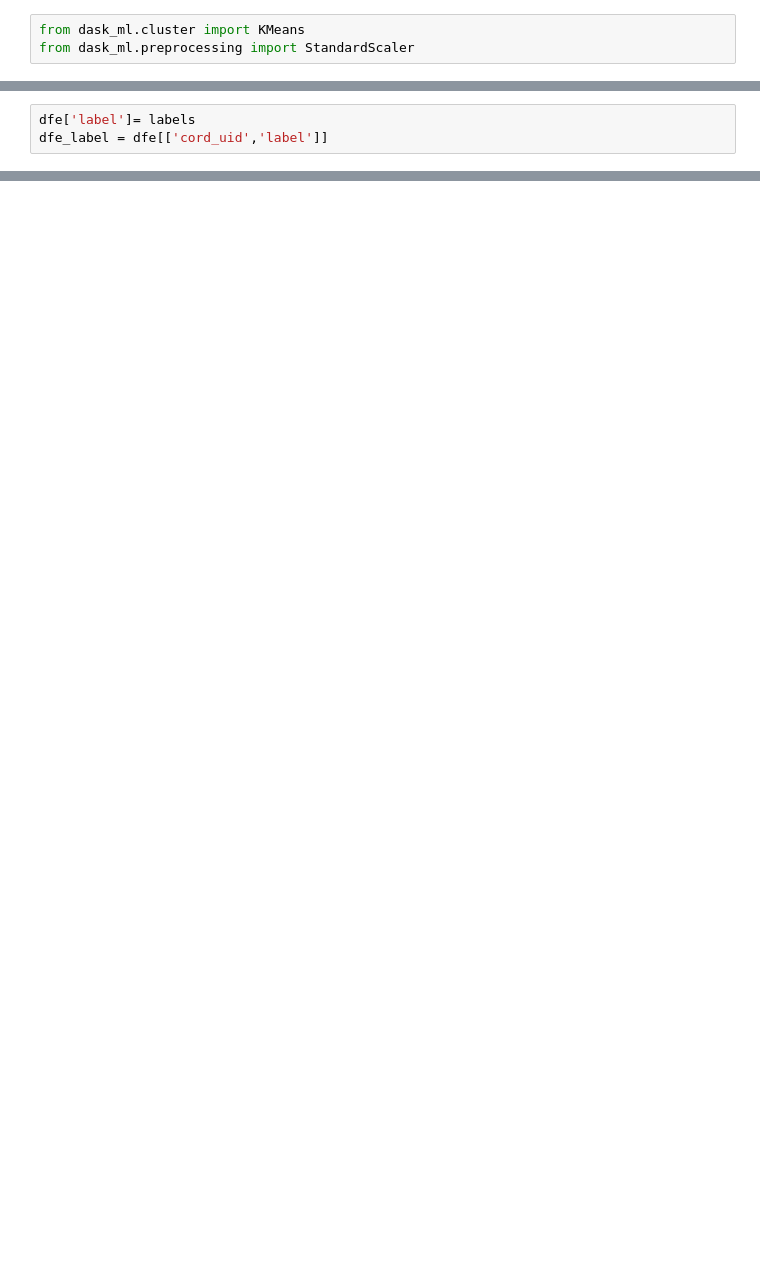
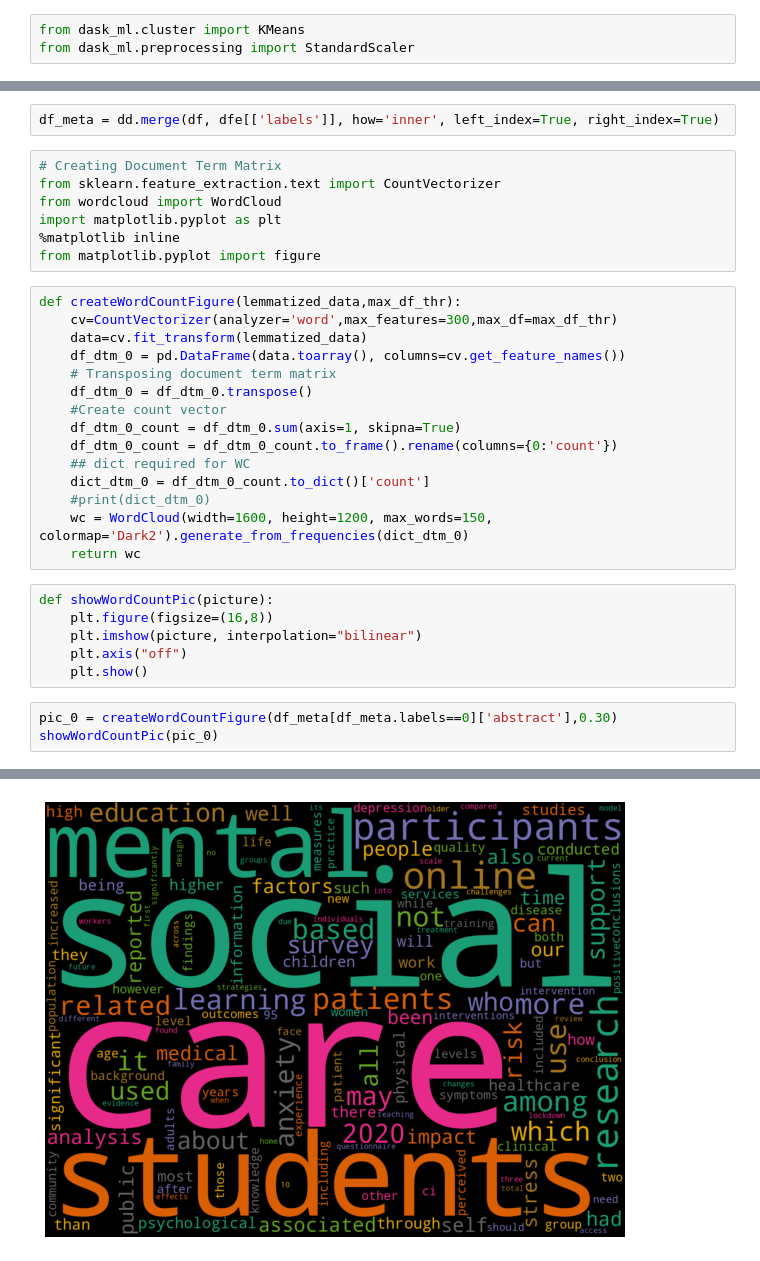
Before and after one commit to FrInve/CovEffect-data-provision, a Jupyter notebook: notebooks/validation_clustering.ipynb, the cells around one changed output, grey strips where cells are left out. Cells and saved outputs as stored; diff of their text form; blank space fills up the shorter version.

```diff
--- a/notebooks/validation_clustering.ipynb
+++ b/notebooks/validation_clustering.ipynb
@@ -139,4 +106 @@ dump(kmeanModel, './kmeanModel-00.joblib')
-# %%
-dfe['label']= labels
-dfe_label = dfe[['cord_uid','label']]
 # %%
@@ -143,0 +127,34 @@ dfe_label.to_csv('./labels-*.csv')
+# %%
+df_meta = dd.merge(df, dfe[['labels']], how='inner', left_index=True, right_index=True)
+# %%
+# Creating Document Term Matrix
+from sklearn.feature_extraction.text import CountVectorizer
+from wordcloud import WordCloud
+import matplotlib.pyplot as plt
+%matplotlib inline
+from matplotlib.pyplot import figure
+# %%
+def createWordCountFigure(lemmatized_data,max_df_thr):
+    cv=CountVectorizer(analyzer='word',max_features=300,max_df=max_df_thr)
+    data=cv.fit_transform(lemmatized_data)
+    df_dtm_0 = pd.DataFrame(data.toarray(), columns=cv.get_feature_names())
+    # Transposing document term matrix
+    df_dtm_0 = df_dtm_0.transpose()
+    #Create count vector
+    df_dtm_0_count = df_dtm_0.sum(axis=1, skipna=True)
+    df_dtm_0_count = df_dtm_0_count.to_frame().rename(columns={0:'count'})
+    ## dict required for WC
+    dict_dtm_0 = df_dtm_0_count.to_dict()['count']
+    #print(dict_dtm_0)
+    wc = WordCloud(width=1600, height=1200, max_words=150, colormap='Dark2').generate_from_frequencies(dict_dtm_0)
+    return wc
+# %%
+def showWordCountPic(picture):
+    plt.figure(figsize=(16,8))
+    plt.imshow(picture, interpolation="bilinear")
+    plt.axis("off")
+    plt.show()
+# %%
+pic_0 = createWordCountFigure(df_meta[df_meta.labels==0]['abstract'],0.30)
+showWordCountPic(pic_0)
+# %% [output]
@@ -143,0 +178 @@ dfe_label.to_csv('./labels-*.csv')
+[figure, added]
```
Also changed, not shown: parts of 38 cells of this notebook.
